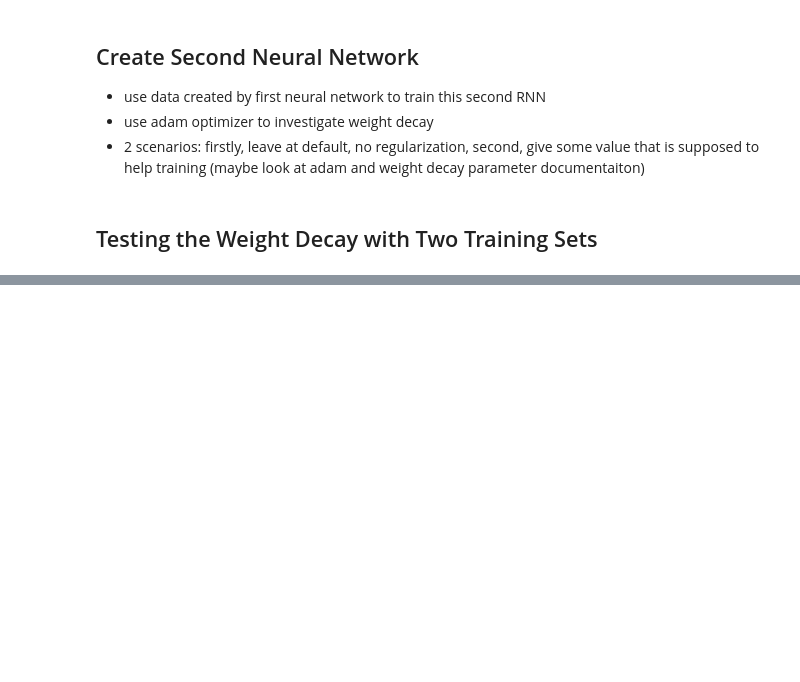
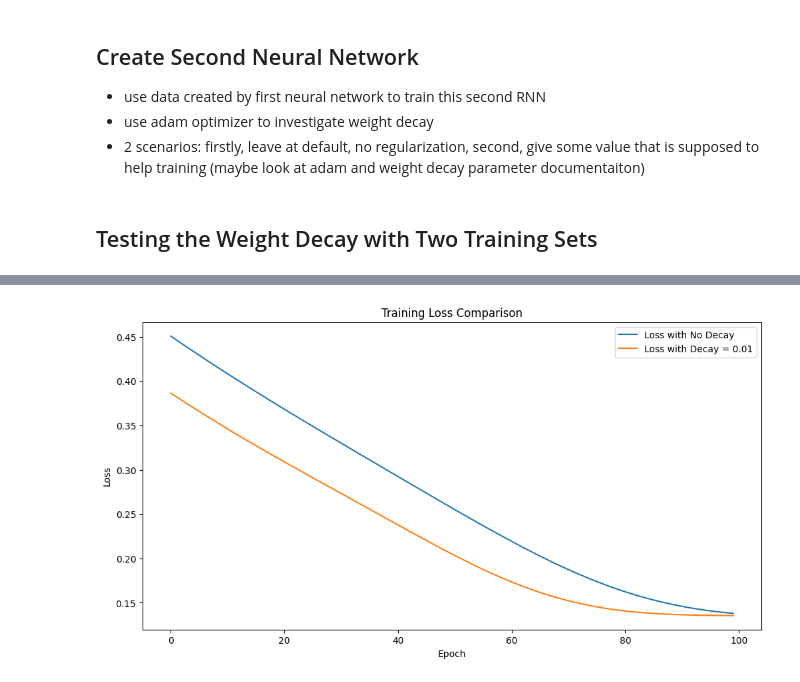
Before and after one commit to TylerWortley/Machine_Learning_Research, a Jupyter notebook: Weight_Decay.ipynb, the cells around one changed output, grey strips where cells are left out. Saved outputs shown, nothing was run; the diff lists cells and outputs as text; code cells hidden in the pictures; blank space fills up the shorter version.

Commit message:
Added FFNN to investigate impact of weight decay parameter of Adam optimizer

```diff
--- a/Weight_Decay.ipynb
+++ b/Weight_Decay.ipynb
@@ -116,0 +164,29 @@ optimizer = optim.Adam(FFNN_Predictor.parameters, lr=learning_rate) # FFNN_param
+# %%
+# loss function
+learning_rate = 0.01
+criterion = nn.MSELoss()
+optimizer = optim.Adam(predictor2.parameters(), lr=learning_rate, weight_decay=0.01) # FFNN_parameters provides the parameters (weight and biases) to be updated as training progresses
+
+# 1 layer, 2-3 neurons for weight decay, all other neurons should be close to zero
+
+# train model
+epochs = 100
+
+for epoch in range(epochs):
+    optimizer.zero_grad()
+
+    # predict weights of generated data neural network
+    predicted_weights = predictor2(data)
+
+    # compute loss
+    loss2 = criterion(predicted_weights, target_weights)
+    loss2.backward()
+
+    # update weights of this second neural network
+    optimizer.step()
+
+    loss_decay.append(loss2.item())
+    print(f"Epoch {epoch}/{epochs}, Loss: {loss2.item()}")
+
+# after training, grab the weights predicted by the second neural netowrk
+predicted_weights2 = {name: param.data.numpy() for name, param in predictor2.named_parameters()}
@@ -116,0 +253,17 @@ optimizer = optim.Adam(FFNN_Predictor.parameters, lr=learning_rate) # FFNN_param
+# %%
+plt.figure(figsize=(12, 6))
+plt.plot(loss_no_decay, label = 'Loss with No Decay')
+plt.plot(loss_decay, label = 'Loss with Decay = 0.01')
+plt.title('Training Loss Comparison')
+plt.xlabel("Epoch")
+plt.ylabel("Loss")
+plt.legend()
+plt.show()
+
+# ppl give vague guidlines about constructing neural netowrks
+# another small problem once you construct nn want to use model somewhere
+# for multiapplications, you have target output and want to find suitable input, reverse optimization
+
+# from there having dynamic model and make code for mpc, target y and decide input
+# %% [output]
+[figure, added]
```
Also changed, not shown: parts of 11 cells of this notebook.
